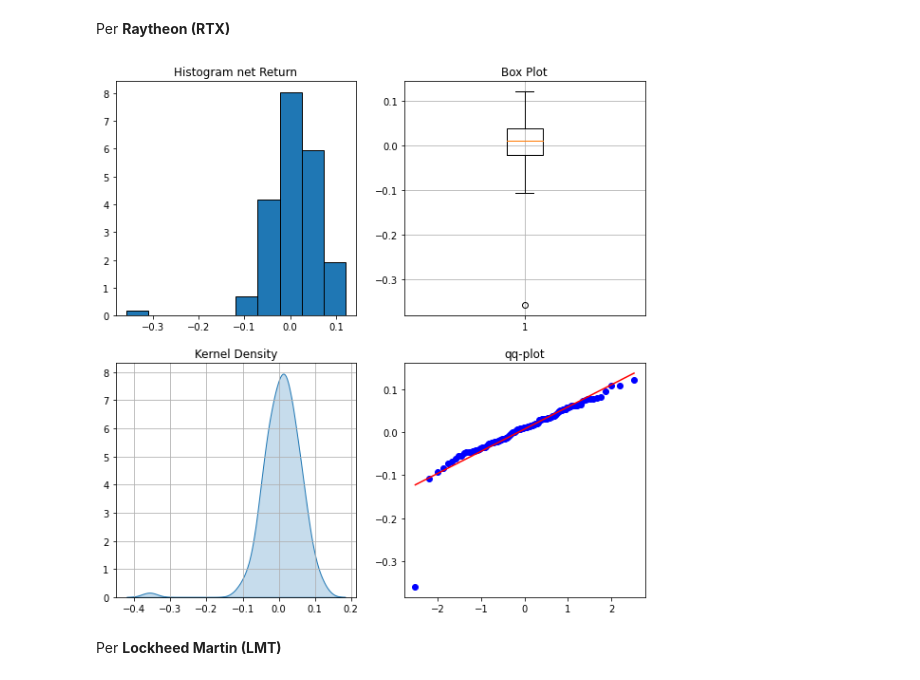
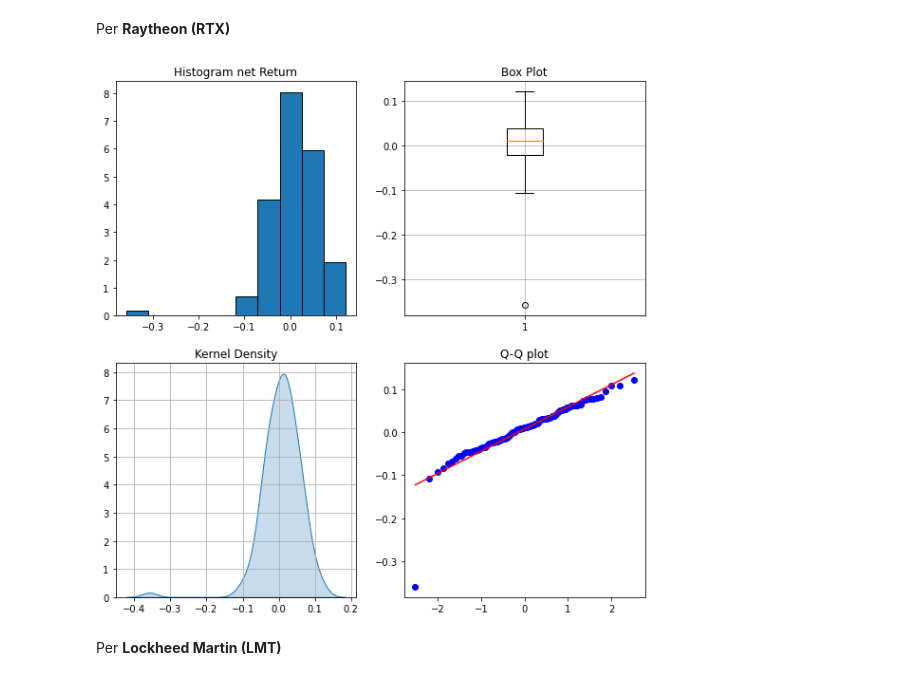
Before and after one commit to tommcamm/BISF-Project, a Jupyter notebook: python/Notebook del progetto.ipynb, the cells around one changed output. Saved outputs shown, nothing was run; the diff lists cells and outputs as text; code cells hidden in the pictures.

```diff
--- a/python/Notebook del progetto.ipynb
+++ b/python/Notebook del progetto.ipynb
@@ -736,35 +739,35 @@ plt.figure(figsize=(10,10))
 plt.rc('font', size=10)
 
 # Utiliziamo subplot per effettuare più plot nella stessa pic.
 ## Istogramma
 plt.subplot(221)
 plt.title("Histogram net Return")
 plt.hist(rendimenti_netti_rtx["Adj Close"], density = True, edgecolor='black')
 
 ## BoxPlot
 plt.subplot(222)
 plt.title("Box Plot")
 plt.grid(True)
 plt.boxplot(rendimenti_netti_rtx["Adj Close"])
 
 ## Kernel Density
 plt.subplot(223)
 plt.title("Kernel Density")
 sns.kdeplot(rendimenti_netti_rtx["Adj Close"], shade=True)
 plt.grid(True)
 plt.xlabel('')
 plt.ylabel('')
 
 ## qq-plot
 plt.subplot(224)
 stats.probplot(rendimenti_netti_rtx["Adj Close"],dist='norm',plot=plt)
-plt.title("qq-plot")
+plt.title("Q-Q plot")
 plt.xlabel('')
 plt.ylabel('')
 
 plt.show()
 # %% [output]
-[figure, old version]
+[figure, new version]
 # %% [markdown]
 Per **Lockheed Martin (LMT)**
 # %%
```
Also changed, not shown: parts of 14 cells of this notebook, 7 other files.
